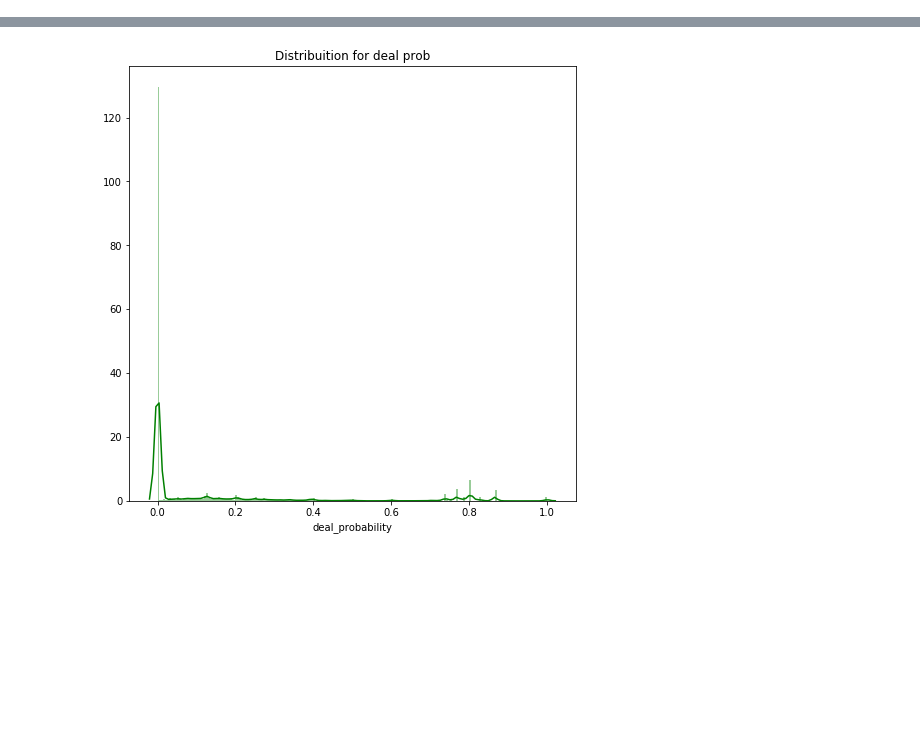
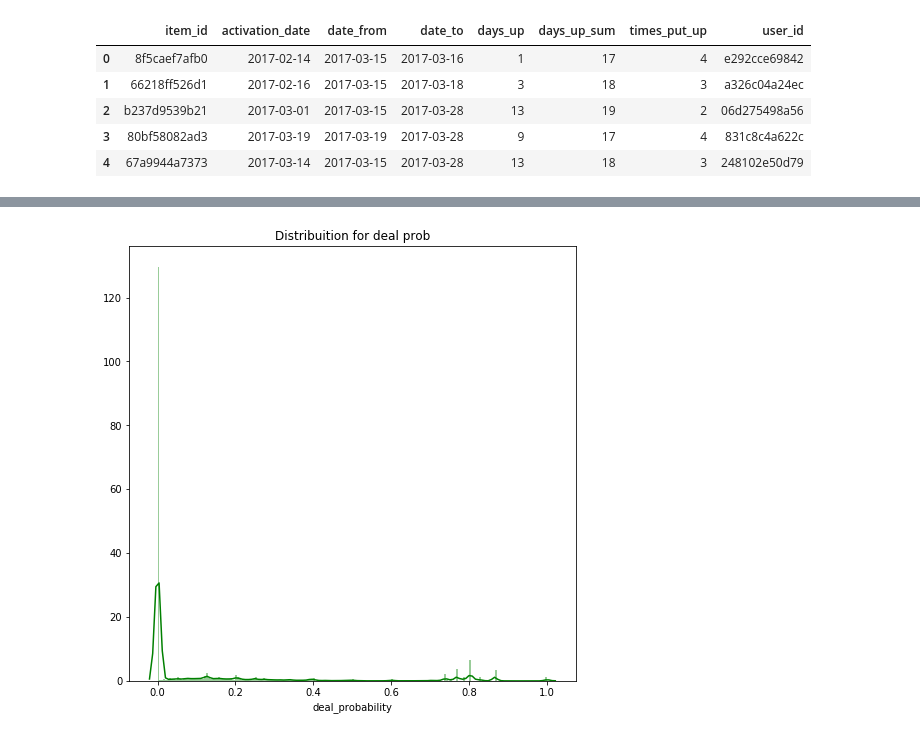
Before and after one commit to antorsae/avito-demand-prediction, a Jupyter notebook: train-ft-images.ipynb, the cells around one changed output, grey strips where cells are left out. Cells and saved outputs as stored; diff of their text form; code cells hidden in the pictures; blank space fills up the shorter version.

```diff
--- a/train-ft-images.ipynb
+++ b/train-ft-images.ipynb
@@ -26,0 +41,7 @@ df_test  = pd.read_csv(f'{PATH}/test.csv')
+# %%
+all_periods = pd.concat([
+    df_train_periods,
+    df_test_periods
+])
+
+all_periods.head()
@@ -26,0 +55,12 @@ df_test  = pd.read_csv(f'{PATH}/test.csv')
+# %%
+all_periods['days_up'] = all_periods['date_to'].dt.dayofyear - all_periods['date_from'].dt.dayofyear
+# %%
+gp = all_periods.groupby(['item_id'])[['days_up']]
+
+gp_df = pd.DataFrame()
+gp_df['days_up_sum']  = gp.sum()['days_up']
+gp_df['times_put_up'] = gp.count()['days_up']
+gp_df.reset_index(inplace=True)
+gp_df.rename(index=str, columns={'index': 'item_id'})
+
+gp_df.head()
@@ -26,0 +74,4 @@ df_test  = pd.read_csv(f'{PATH}/test.csv')
+# %%
+all_periods.drop_duplicates(['item_id'], inplace=True)
+all_periods = all_periods.merge(gp_df, on='item_id', how='left')
+all_periods.head()
@@ -26,0 +85,10 @@ df_test  = pd.read_csv(f'{PATH}/test.csv')
+# %%
+all_periods = all_periods.merge(all_samples, on='item_id', how='left')
+all_periods.head()
+# %% [output]
+|  | item_id | activation_date | date_from | date_to | days_up | days_up_sum | times_put_up | user_id |
+| 0 | 8f5caef7afb0 | 2017-02-14 | 2017-03-15 | 2017-03-16 | 1 | 17 | 4 | e292cce69842 |
+| 1 | 66218ff526d1 | 2017-02-16 | 2017-03-15 | 2017-03-18 | 3 | 18 | 3 | a326c04a24ec |
+| 2 | b237d9539b21 | 2017-03-01 | 2017-03-15 | 2017-03-28 | 13 | 19 | 2 | 06d275498a56 |
+| 3 | 80bf58082ad3 | 2017-03-19 | 2017-03-19 | 2017-03-28 | 9 | 17 | 4 | 831c8c4a622c |
+| 4 | 67a9944a7373 | 2017-03-14 | 2017-03-15 | 2017-03-28 | 13 | 18 | 3 | 248102e50d79 |
```
Also changed, not shown: parts of 27 cells of this notebook.
